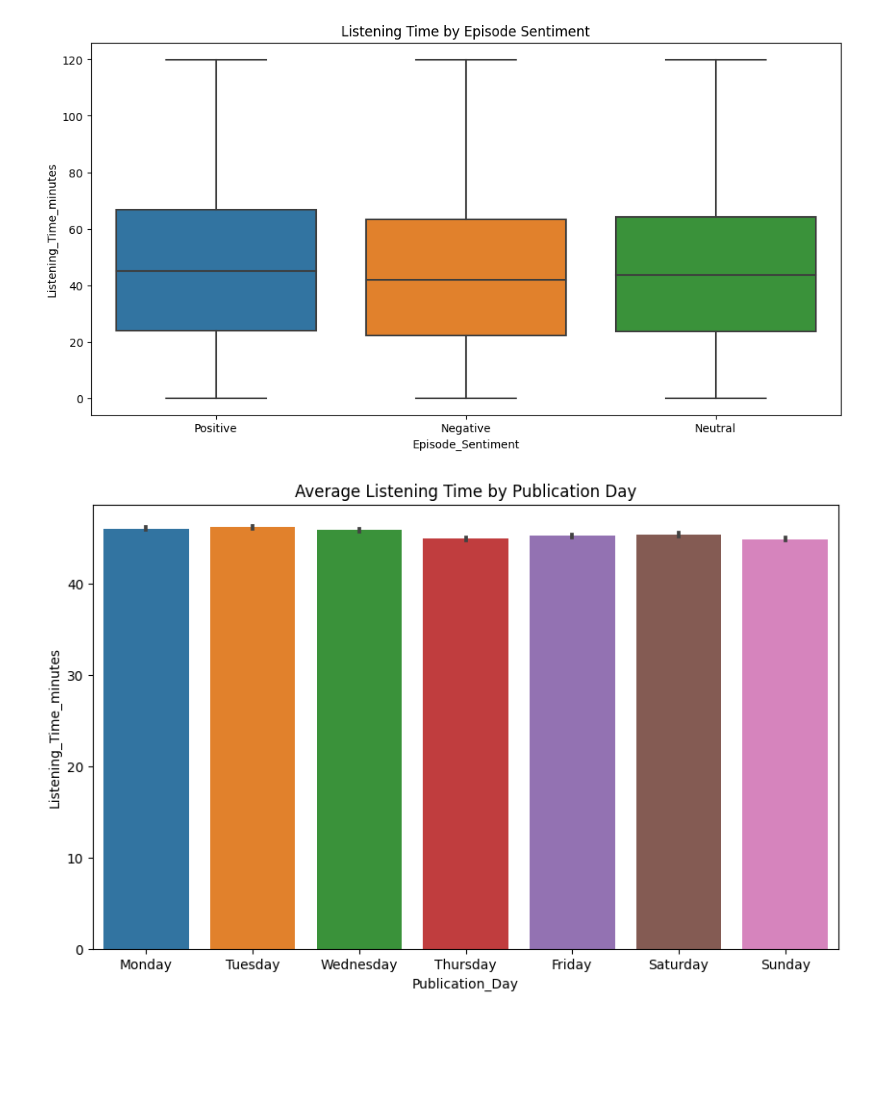
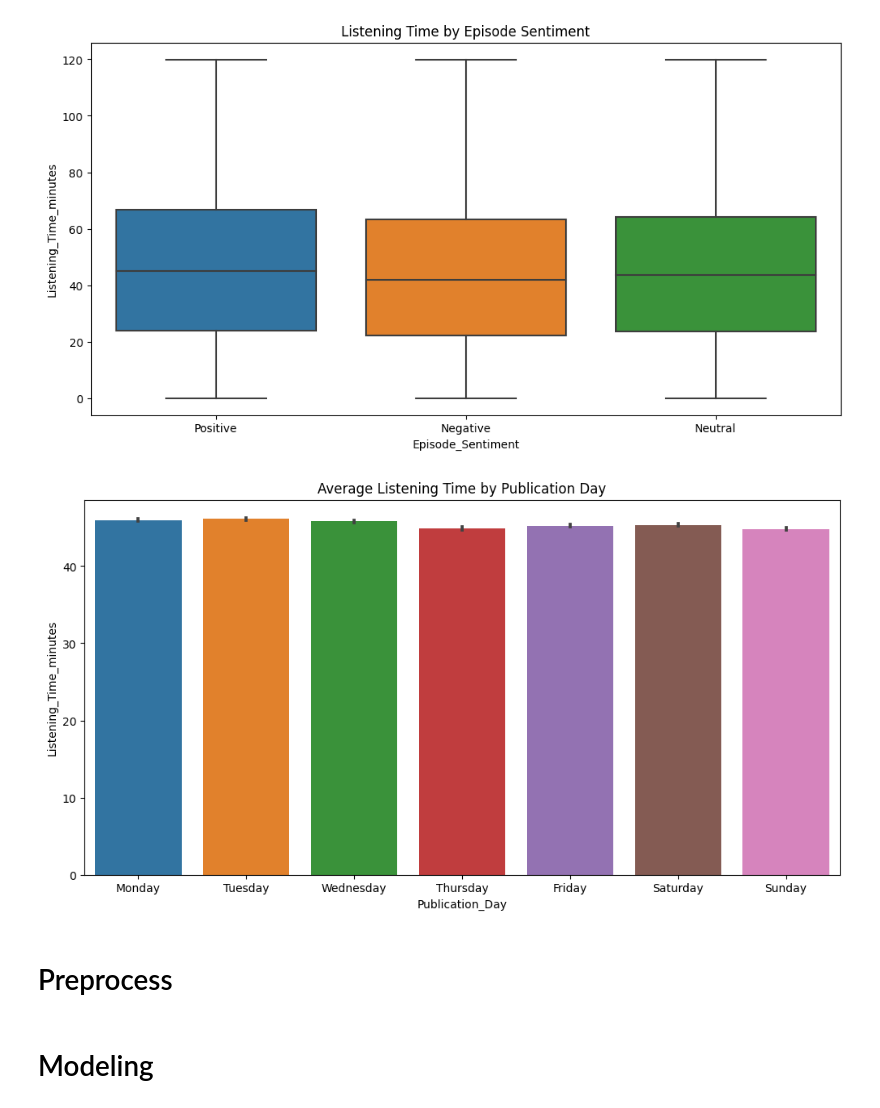
Before and after one commit to vanezp01/datalabs, a Jupyter notebook: Predict-Listening-Podcast.ipynb, the cells around one changed output. Drawn from its saved outputs; the diff is of its cells as text; code cells hidden in the pictures; blank space fills up the shorter version.

Commit message:
Kaggle Notebook | Predict Podcast Listening Time | Version 1

```diff
--- a/Predict-Listening-Podcast.ipynb
+++ b/Predict-Listening-Podcast.ipynb
@@ -147,10 +124,12 @@ plt.show()
 # %% [output]
 [figure]
 # %%
-# Mean Listening_Time_minutes for each Publication_Day
-plt.figure(figsize=(10, 6))
+# Average Listening_Time_minutes for each Publication_Day
+plt.figure(figsize=(12, 6))
 sns.barplot(data=train, x='Publication_Day', y='Listening_Time_minutes', estimator='mean', order=['Monday', 'Tuesday', 'Wednesday', 'Thursday', 'Friday', 'Saturday', 'Sunday'])
 plt.title('Average Listening Time by Publication Day')
 plt.show()
 # %% [output]
-[figure, old version]
+[figure, new version]
+# %% [markdown]
+# Preprocess
@@ -156,0 +183,2 @@ plt.show()
+# %% [markdown]
+# Modeling
```
Also changed, not shown: parts of 9 cells of this notebook.
